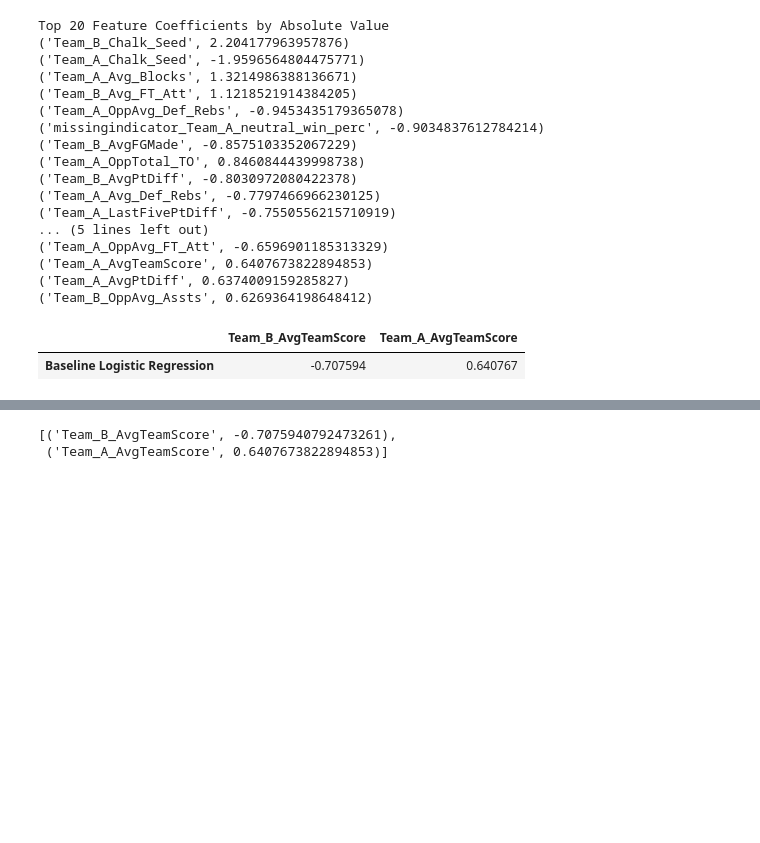
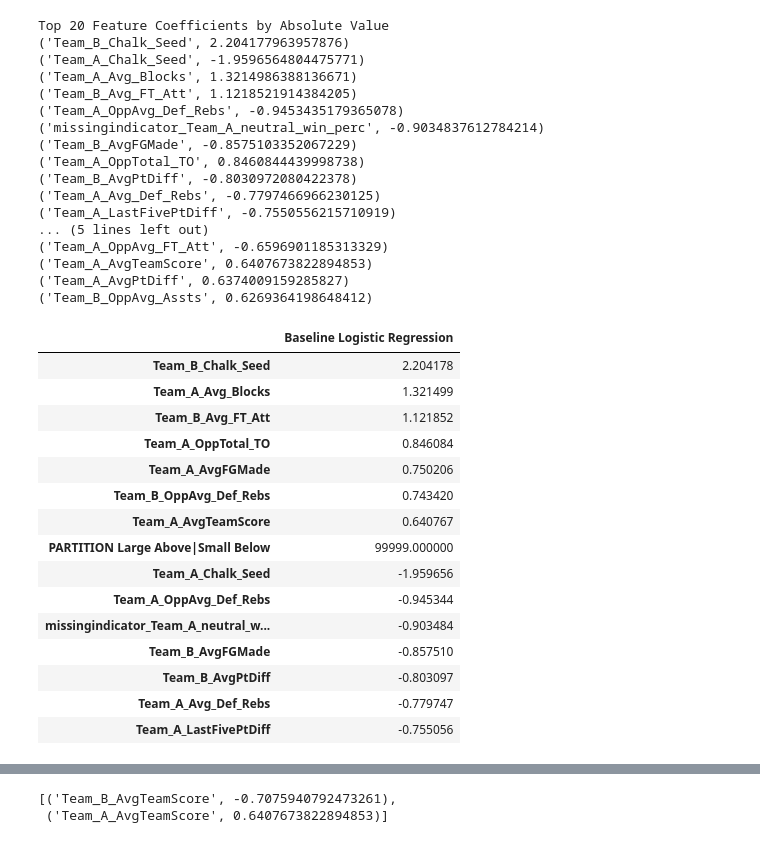
Before and after one commit to dvdhartsman/March_Machine_Learning_Mania_2024, a Jupyter notebook: Model_Development.ipynb, the cells around one changed output, grey strips where cells are left out. Saved outputs shown, nothing was run; the diff lists cells and outputs as text; code cells hidden in the pictures; blank space fills up the shorter version.

Commit message:
Worked on functions

```diff
--- a/Model_Development.ipynb
+++ b/Model_Development.ipynb
@@ -284,18 +306,20 @@ Please also refer to the documentation for alternative solver options:
 # %%
-# Dummy logic Test Predictions
+# Dummy logic Test Predictions - if at any point I use a different random_state, i can call this to update stats
 
-dummy = {"name":"Dummy Selection Logic",
-         "train_accuracy": accuracy_score(y_train, get_dummy_preds(X_train)),
-         "train_prec": precision_score(y_train, get_dummy_preds(X_train)),
-         "train_recall": recall_score(y_train, get_dummy_preds(X_train)),
-         "train_f1": f1_score(y_train, get_dummy_preds(X_train)),
-         "train_logloss": log_loss(y_train, get_dummy_preds(X_train)),
-         "test_accuracy":accuracy_score(y_test, get_dummy_preds(X_test)),
-        "test_prec": precision_score(y_test, get_dummy_preds(X_test)),
-        "test_recall": recall_score(y_test, get_dummy_preds(X_test)),
-        "test_f1":f1_score(y_test, get_dummy_preds(X_test)),
-        "test_logloss":log_loss(y_test, get_dummy_preds(X_test))}
-Model.model_df.loc[1] = dummy
+def dummy_pred_df_entry(train_preds=get_dummy_preds(X_train), test_preds=get_dummy_preds(X_test)):
+    dummy_dict = {
+        "name":"Dummy Selection Logic",
+         "train_accuracy": accuracy_score(y_train, train_preds),  # train metrics
+         "train_prec": precision_score(y_train, train_preds),
+         "train_recall": recall_score(y_train, train_preds),
+         "train_f1": f1_score(y_train, train_preds),
+         "train_logloss": log_loss(y_train, train_preds),
+         "test_accuracy":accuracy_score(y_test, test_preds), # test metrics
+         "test_prec": precision_score(y_test, test_preds),
+         "test_recall": recall_score(y_test, test_preds),
+         "test_f1":f1_score(y_test, test_preds),
+         "test_logloss":log_loss(y_test, test_preds)}
+    return dummy_dict
 # %%
 # Data for the first model iteration:
 
@@ -421,5 +436,0 @@ def assess_features(feature_list:list, statistic:str):
-# %%
-Importance.df[["Team_B_AvgTeamScore", 'Team_A_AvgTeamScore']]
-# %% [output]
-|  | Team_B_AvgTeamScore | Team_A_AvgTeamScore |
-| Baseline Logistic Regression | -0.707594 | 0.640767 |
@@ -425,0 +565,20 @@ Importance.df[["Team_B_AvgTeamScore", 'Team_A_AvgTeamScore']]
+# %%
+# First Function
+get_polarized_magnitudes(7, "Baseline Logistic Regression")
+# %% [output]
+|  | Baseline Logistic Regression |
+| Team_B_Chalk_Seed | 2.204178 |
+| Team_A_Avg_Blocks | 1.321499 |
+| Team_B_Avg_FT_Att | 1.121852 |
+| Team_A_OppTotal_TO | 0.846084 |
+| Team_A_AvgFGMade | 0.750206 |
+| Team_B_OppAvg_Def_Rebs | 0.743420 |
+| Team_A_AvgTeamScore | 0.640767 |
+| PARTITION Large Above|Small Below | 99999.000000 |
+| Team_A_Chalk_Seed | -1.959656 |
+| Team_A_OppAvg_Def_Rebs | -0.945344 |
+| missingindicator_Team_A_neutral_w... | -0.903484 |
+| Team_B_AvgFGMade | -0.857510 |
+| Team_B_AvgPtDiff | -0.803097 |
+| Team_A_Avg_Def_Rebs | -0.779747 |
+| Team_A_LastFivePtDiff | -0.755056 |
```
Also changed, not shown: parts of 12 cells of this notebook, 1 other file.
